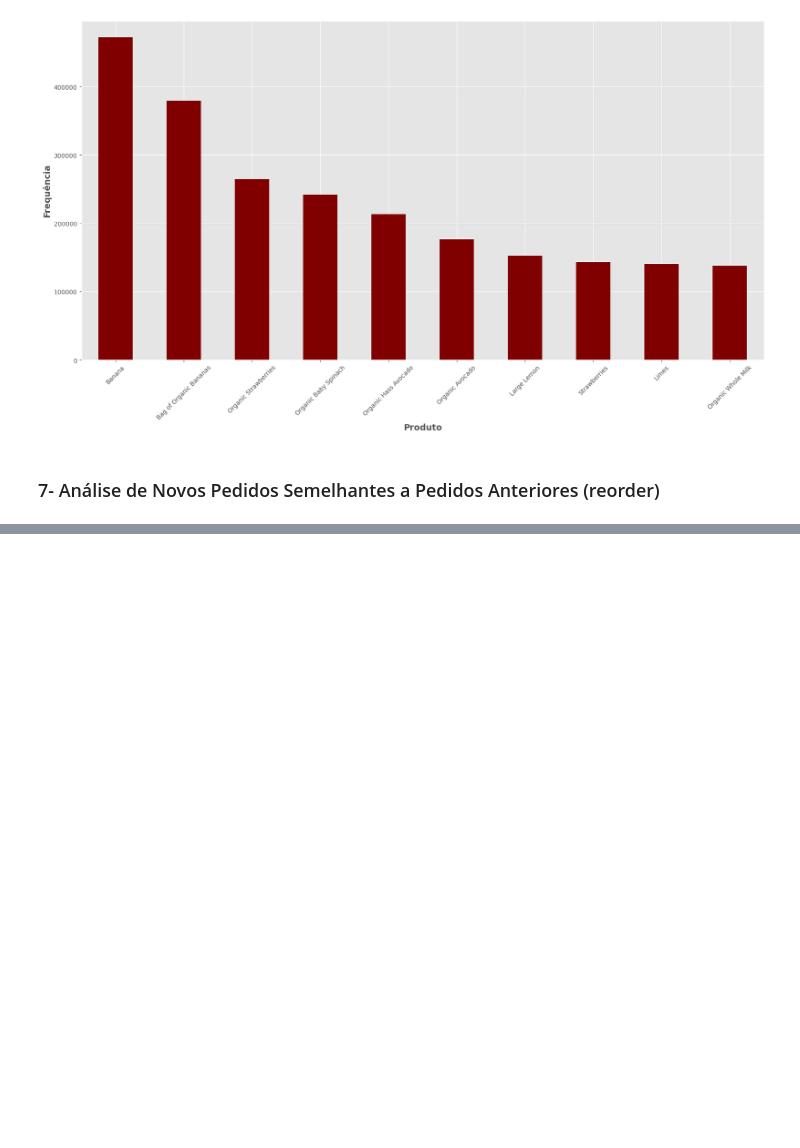
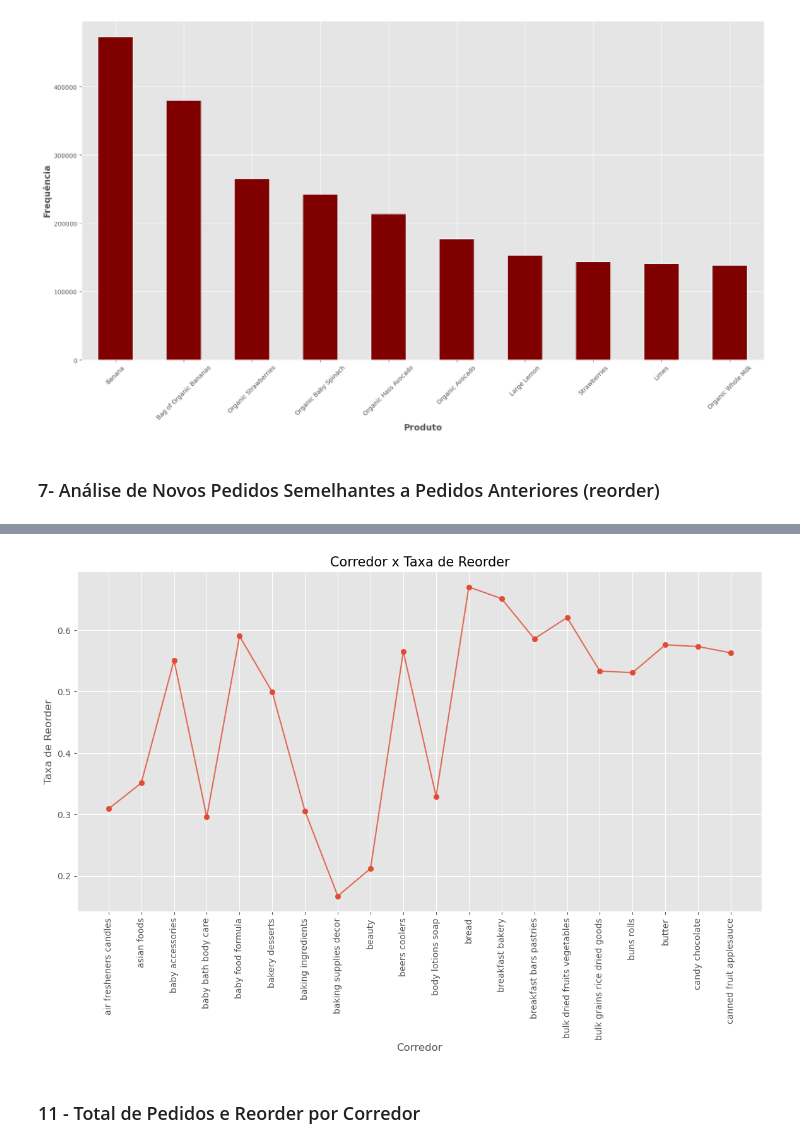
Before and after one commit to raulrosapacheco/Analise-Instacart-CestaDeMercado, a Jupyter notebook: Analise_Instacart_CestaDeMercado.ipynb, the cells around one changed output, grey strips where cells are left out. Cells and saved outputs as stored; diff of their text form; code cells hidden in the pictures; blank space fills up the shorter version.

```diff
--- a/Analise_Instacart_CestaDeMercado.ipynb
+++ b/Analise_Instacart_CestaDeMercado.ipynb
@@ -357,0 +421,4 @@ ax.bar(labels, reorder, width, label = 'Reorder', color = 'green')
+# %%
+temp_df = order_product_prior.groupby(["aisle"])["reordered"].aggregate("mean").reset_index()
+# temp_df = temp_df.sort_values(by = 'reordered', ascending = False)
+temp_df.head()
@@ -357,0 +432,13 @@ ax.bar(labels, reorder, width, label = 'Reorder', color = 'green')
+# %%
+plt.figure(figsize=(14,7))
+plt.plot(list(temp_df['aisle'])[0:20], temp_df['reordered'].values[0:20], alpha=0.8)
+plt.scatter(list(temp_df['aisle'])[0:20], temp_df['reordered'].values[0:20])
+plt.ylabel('Taxa de Reorder', fontsize=12)
+plt.xlabel('Corredor', fontsize=12)
+plt.title("Corredor x Taxa de Reorder", fontsize = 15)
+plt.xticks(rotation = 'vertical')
+plt.show()
+# %% [output]
+[figure, added]
+# %% [markdown]
+### 11 - Total de Pedidos e Reorder por Corredor
```
Also changed, not shown: parts of 15 cells of this notebook.
